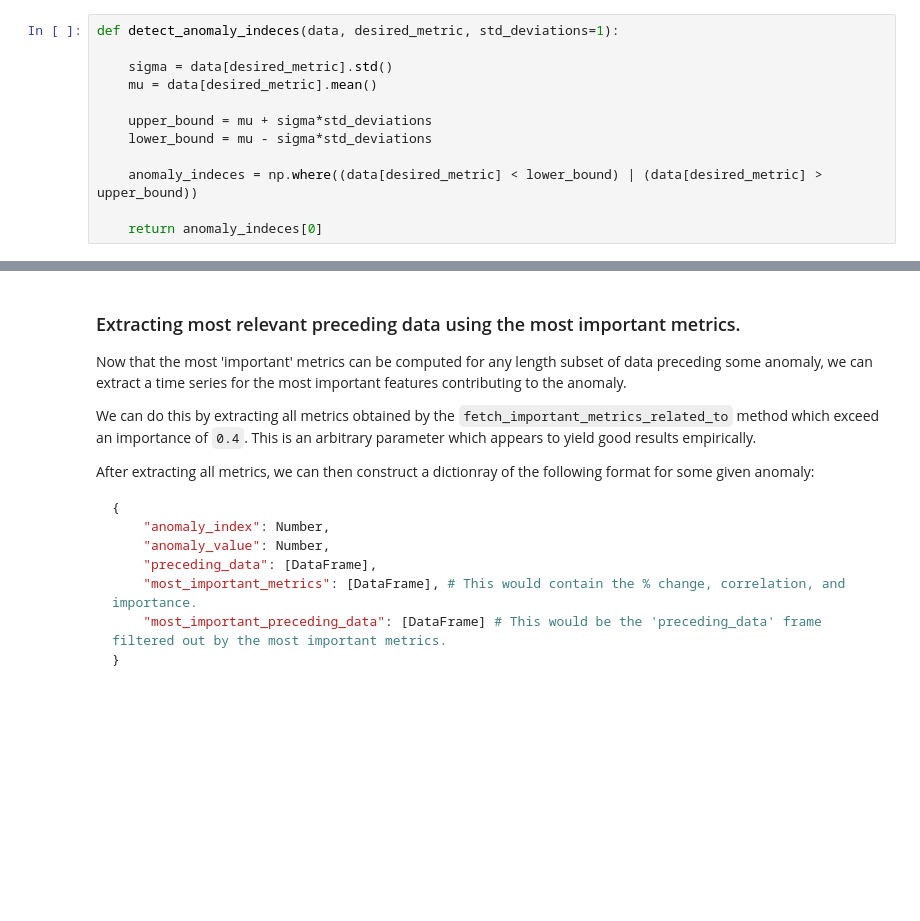
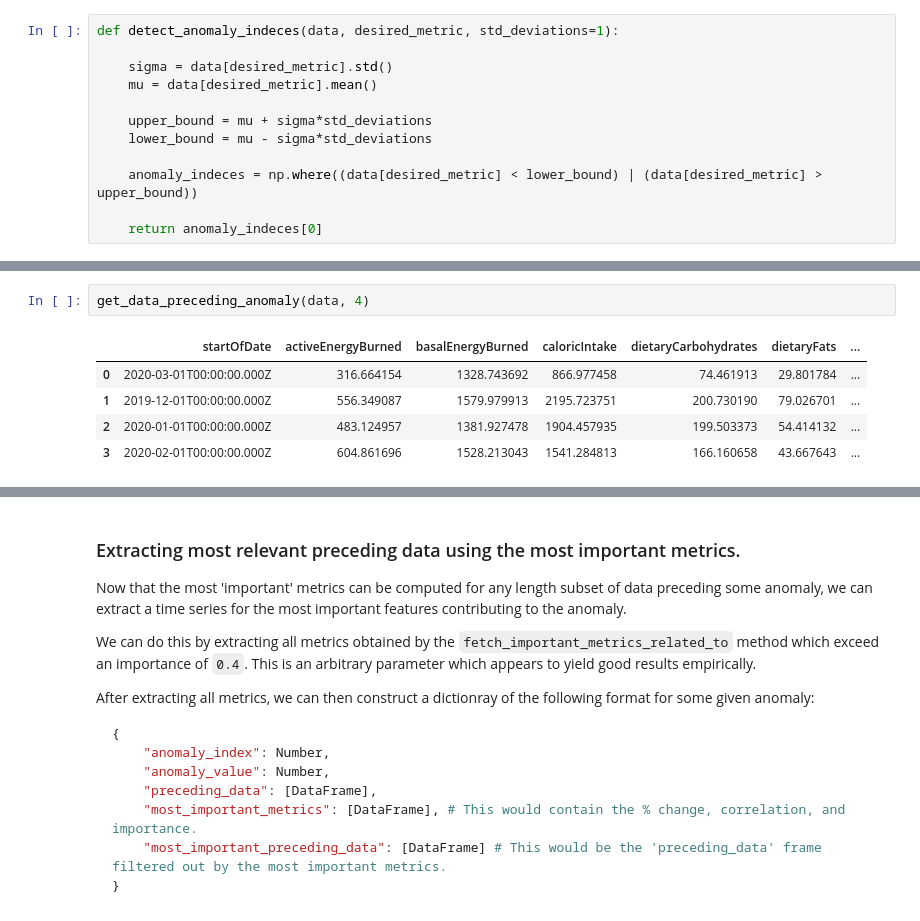
Before and after one commit to vizcosity/YourPerfectDay, a Jupyter notebook: Prediction/YPD Anomaly Detection.ipynb, the cells around one changed output, grey strips where cells are left out. Saved outputs shown, nothing was run; the diff lists cells and outputs as text; blank space fills up the shorter version.

```diff
--- a/Prediction/YPD Anomaly Detection.ipynb
+++ b/Prediction/YPD Anomaly Detection.ipynb
@@ -203,3 +207,11 @@ def compare_metrics(df, metricOne, metricTwo, corr_score=None):
     if corr_score is not None:
         plt.text((feelingVHR.index.min() + feelingVHR.index.max()) / 2, 1, f'Correlation: {corr_score}', horizontalalignment='center', verticalalignment='center')
     plt.legend()
+# %%
+get_data_preceding_anomaly(data, 4)
+# %% [output]
+|  | startOfDate | activeEnergyBurned | basalEnergyBurned | caloricIntake | dietaryCarbohydrates | dietaryFats | ... |
+| 0 | 2020-03-01T00:00:00.000Z | 316.664154 | 1328.743692 | 866.977458 | 74.461913 | 29.801784 | ... |
+| 1 | 2019-12-01T00:00:00.000Z | 556.349087 | 1579.979913 | 2195.723751 | 200.730190 | 79.026701 | ... |
+| 2 | 2020-01-01T00:00:00.000Z | 483.124957 | 1381.927478 | 1904.457935 | 199.503373 | 54.414132 | ... |
+| 3 | 2020-02-01T00:00:00.000Z | 604.861696 | 1528.213043 | 1541.284813 | 166.160658 | 43.667643 | ... |
```
Also changed, not shown: parts of 12 cells of this notebook, 4 other files.
